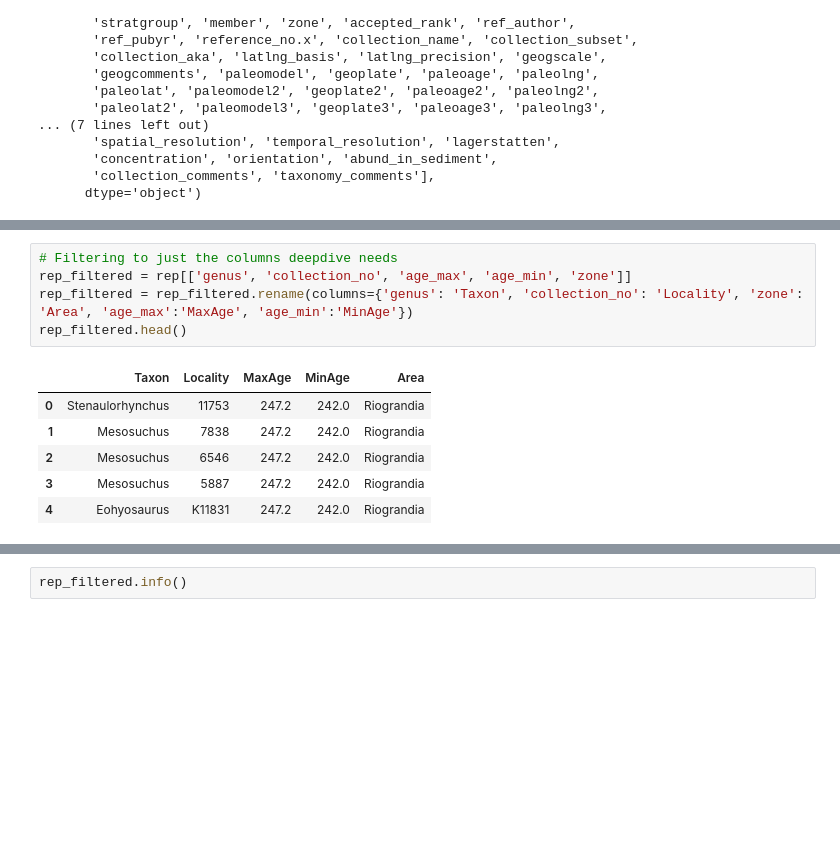
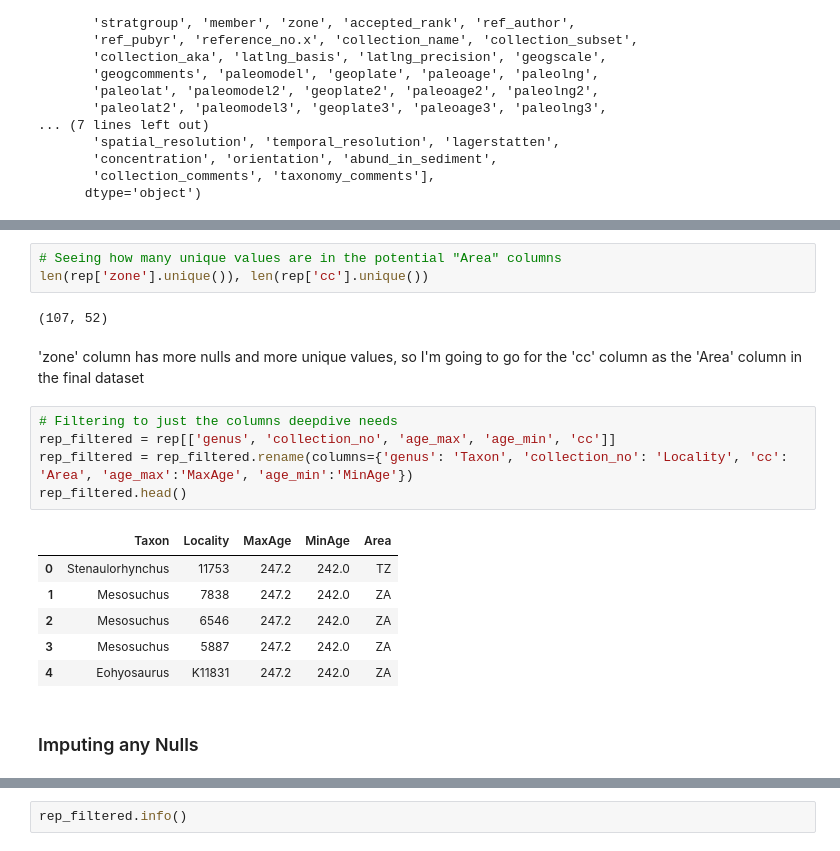
Before and after one commit to shelleylwang/DeepDiveR, a Jupyter notebook: reptilia/reptilia_eda.ipynb, the cells around one changed output, grey strips where cells are left out. Saved outputs shown, nothing was run; the diff lists cells and outputs as text; blank space fills up the shorter version.

```diff
--- a/reptilia/reptilia_eda.ipynb
+++ b/reptilia/reptilia_eda.ipynb
@@ -38,12 +53,21 @@ Index(['occurrence_no', 'pres_mode', 'preservation_quality',
+# %%
+# Seeing how many unique values are in the potential "Area" columns
+len(rep['zone'].unique()), len(rep['cc'].unique())
+# %% [output]
+(107, 52)
+# %% [markdown]
+'zone' column has more nulls and more unique values, so I'm going to go for the 'cc' column as the 'Area' column in the final dataset
 # %%
 # Filtering to just the columns deepdive needs
-rep_filtered = rep[['genus', 'collection_no', 'age_max', 'age_min', 'zone']]
-rep_filtered = rep_filtered.rename(columns={'genus': 'Taxon', 'collection_no': 'Locality', 'zone': 'Area', 'age_max':'MaxAge', 'age_min':'MinAge'})
+rep_filtered = rep[['genus', 'collection_no', 'age_max', 'age_min', 'cc']]
+rep_filtered = rep_filtered.rename(columns={'genus': 'Taxon', 'collection_no': 'Locality', 'cc': 'Area', 'age_max':'MaxAge', 'age_min':'MinAge'})
 rep_filtered.head()
 # %% [output]
 |  | Taxon | Locality | MaxAge | MinAge | Area |
-| 0 | Stenaulorhynchus | 11753 | 247.2 | 242.0 | Riograndia |
-| 1 | Mesosuchus | 7838 | 247.2 | 242.0 | Riograndia |
-| 2 | Mesosuchus | 6546 | 247.2 | 242.0 | Riograndia |
-| 3 | Mesosuchus | 5887 | 247.2 | 242.0 | Riograndia |
-| 4 | Eohyosaurus | K11831 | 247.2 | 242.0 | Riograndia |
+| 0 | Stenaulorhynchus | 11753 | 247.2 | 242.0 | TZ |
+| 1 | Mesosuchus | 7838 | 247.2 | 242.0 | ZA |
+| 2 | Mesosuchus | 6546 | 247.2 | 242.0 | ZA |
+| 3 | Mesosuchus | 5887 | 247.2 | 242.0 | ZA |
+| 4 | Eohyosaurus | K11831 | 247.2 | 242.0 | ZA |
+# %% [markdown]
+### Imputing any Nulls
```
Also changed, not shown: parts of 15 cells of this notebook, 3 other files.
